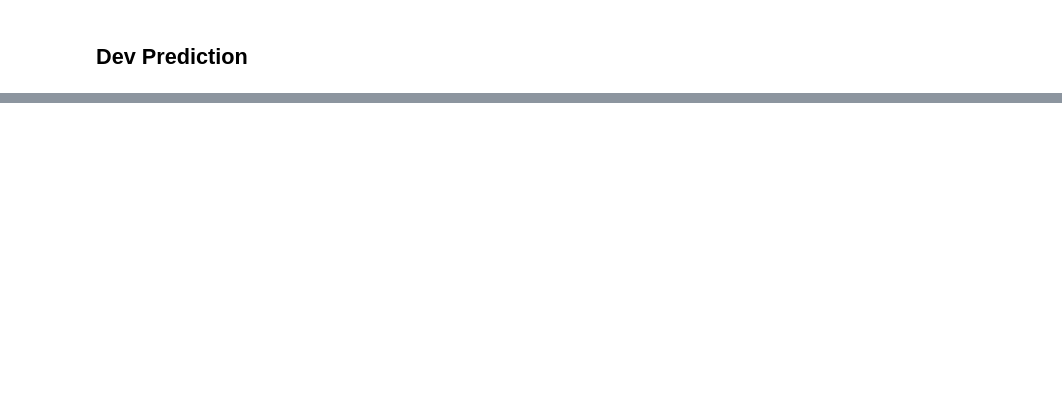
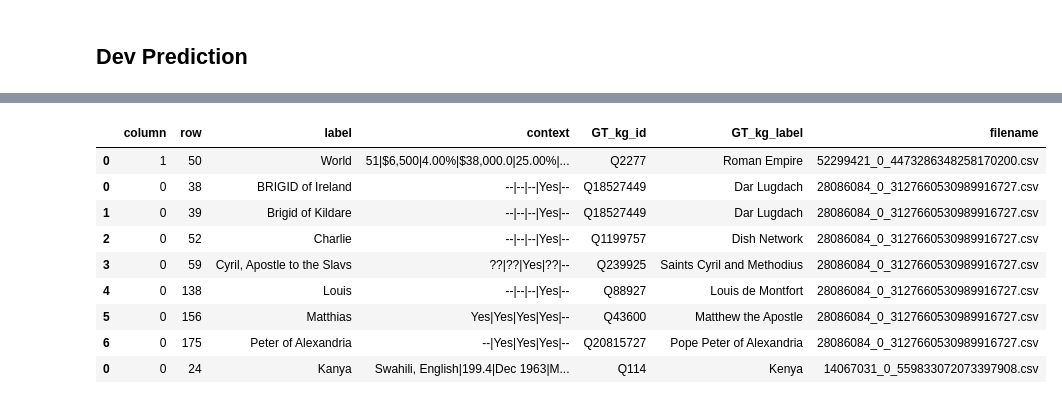
Before and after one commit to nicklein/table-linker-pipelines, a Jupyter notebook: ranking_model/contrastive_loss_nn.ipynb, the cells around one changed output, grey strips where cells are left out. Cells and saved outputs as stored; diff of their text form; code cells hidden in the pictures; blank space fills up the shorter version.

Commit message:
add code to compute missing candidates

```diff
--- a/ranking_model/contrastive_loss_nn.ipynb
+++ b/ranking_model/contrastive_loss_nn.ipynb
@@ -46,10 +46,12 @@ train_output_path = f'{output_path}/train1-output'
 dev_output_path = f'{output_path}/dev-output'
 
 # increase version to create a new folder for an experiment
-VERSION = "7_0"
+PREVIOUS_VERSION = "v10_342_files"
+VERSION = "v12"
 
 train_candidate_path = f'{train_output_path}/{VERSION}/candidates'
 train_feature_path = f'{train_output_path}/{VERSION}/features'
+train_missing_candidates_path = f'{train_output_path}/{VERSION}/train_missing_candidates_path'
 
 dev_candidate_path = f'{dev_output_path}/{VERSION}/candidates'
 dev_feature_path = f'{dev_output_path}/{VERSION}/features'
@@ -57,6 +59,7 @@ dev_output_predictions = f'{dev_output_path}/{VERSION}/dev_predictions'
 dev_predictions_top_k = f'{dev_output_path}/{VERSION}/dev_predictions_top_k'
 dev_colorized_path = f'{dev_output_path}/{VERSION}/dev_predictions_colorized'
 dev_metrics_path = f'{dev_output_path}/{VERSION}/dev_predictions_metrics'
+dev_missing_candidates_path = f'{dev_output_path}/{VERSION}/dev_missing_candidates_path'
 
 aux_field = 'graph_embedding_complex,class_count,property_count,context'
 
@@ -81,6 +84,8 @@ final_score_column = 'siamese_prediction'
 
 model_save_path = f'{dev_output_path}/{VERSION}/saved_models'
 best_model_path = ''
+
+copy_candidates_from_previous_version = False
 # %%
 !mkdir -p "$temp_dir"
 
@@ -871,0 +1383,14 @@ add_color(dev_predictions_top_k, dev_colorized_path, final_score_column)
+# %%
+def concat_files(files_path):
+    df_list = []
+    for file in glob.glob(files_path + '/*.csv'):
+        filename = file.split("/")[-1]
+        print(filename)
+        if os.path.getsize(file) == 0:
+                    continue
+        df = pd.read_csv(file)
+        df['filename'] = filename
+        df_list.append(df)
+    return pd.concat(df_list)
+# %%
+missing_df = concat_files(dev_missing_candidates_path)
@@ -871,0 +1407,13 @@ add_color(dev_predictions_top_k, dev_colorized_path, final_score_column)
+# %%
+missing_df
+# %% [output]
+|  | column | row | label | context | GT_kg_id | GT_kg_label | filename |
+| 0 | 1 | 50 | World | 51|$6,500|4.00%|$38,000.0|25.00%|... | Q2277 | Roman Empire | 52299421_0_4473286348258170200.csv |
+| 0 | 0 | 38 | BRIGID of Ireland | --|--|--|Yes|-- | Q18527449 | Dar Lugdach | 28086084_0_3127660530989916727.csv |
+| 1 | 0 | 39 | Brigid of Kildare | --|--|--|Yes|-- | Q18527449 | Dar Lugdach | 28086084_0_3127660530989916727.csv |
+| 2 | 0 | 52 | Charlie | --|--|--|Yes|-- | Q1199757 | Dish Network | 28086084_0_3127660530989916727.csv |
+| 3 | 0 | 59 | Cyril, Apostle to the Slavs | ??|??|Yes|??|-- | Q239925 | Saints Cyril and Methodius | 28086084_0_3127660530989916727.csv |
+| 4 | 0 | 138 | Louis | --|--|--|Yes|-- | Q88927 | Louis de Montfort | 28086084_0_3127660530989916727.csv |
+| 5 | 0 | 156 | Matthias | Yes|Yes|Yes|Yes|-- | Q43600 | Matthew the Apostle | 28086084_0_3127660530989916727.csv |
+| 6 | 0 | 175 | Peter of Alexandria | --|Yes|Yes|Yes|-- | Q20815727 | Pope Peter of Alexandria | 28086084_0_3127660530989916727.csv |
+| 0 | 0 | 24 | Kanya | Swahili, English|199.4|Dec 1963|M... | Q114 | Kenya | 14067031_0_559833072073397908.csv |
```
Also changed, not shown: parts of 28 cells of this notebook.
